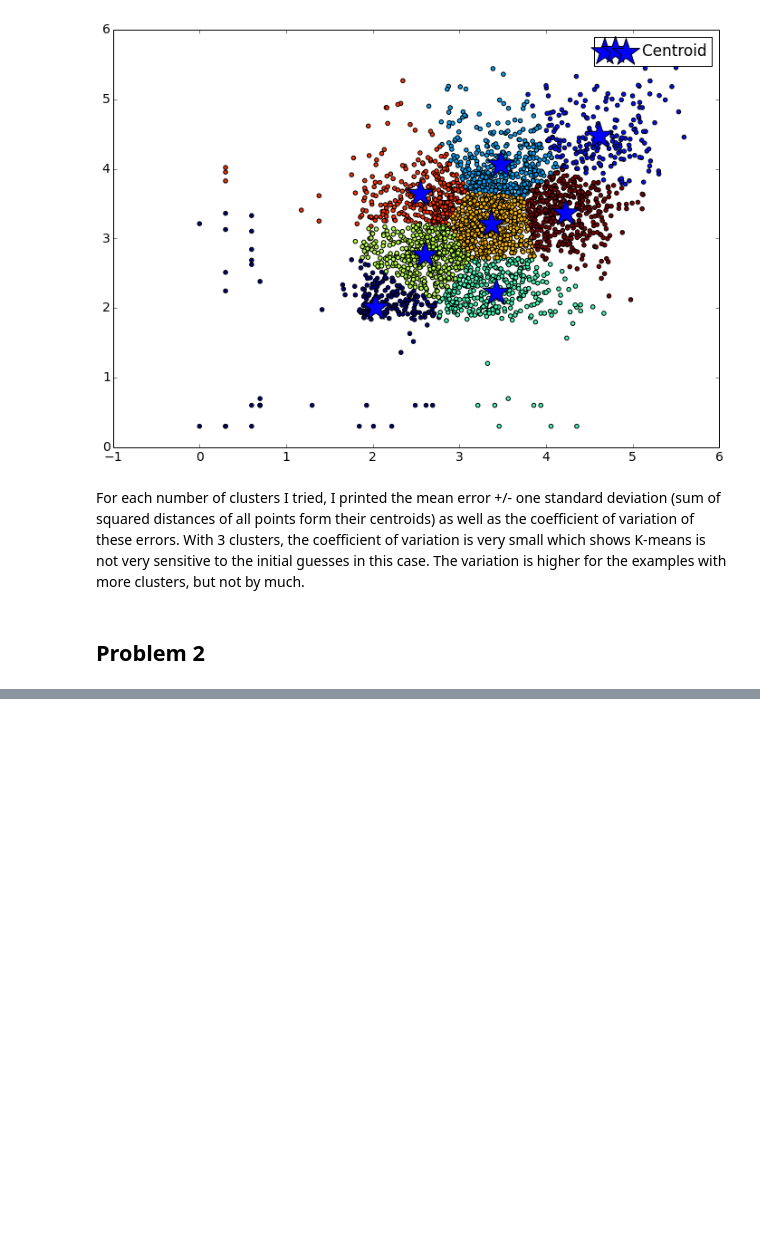
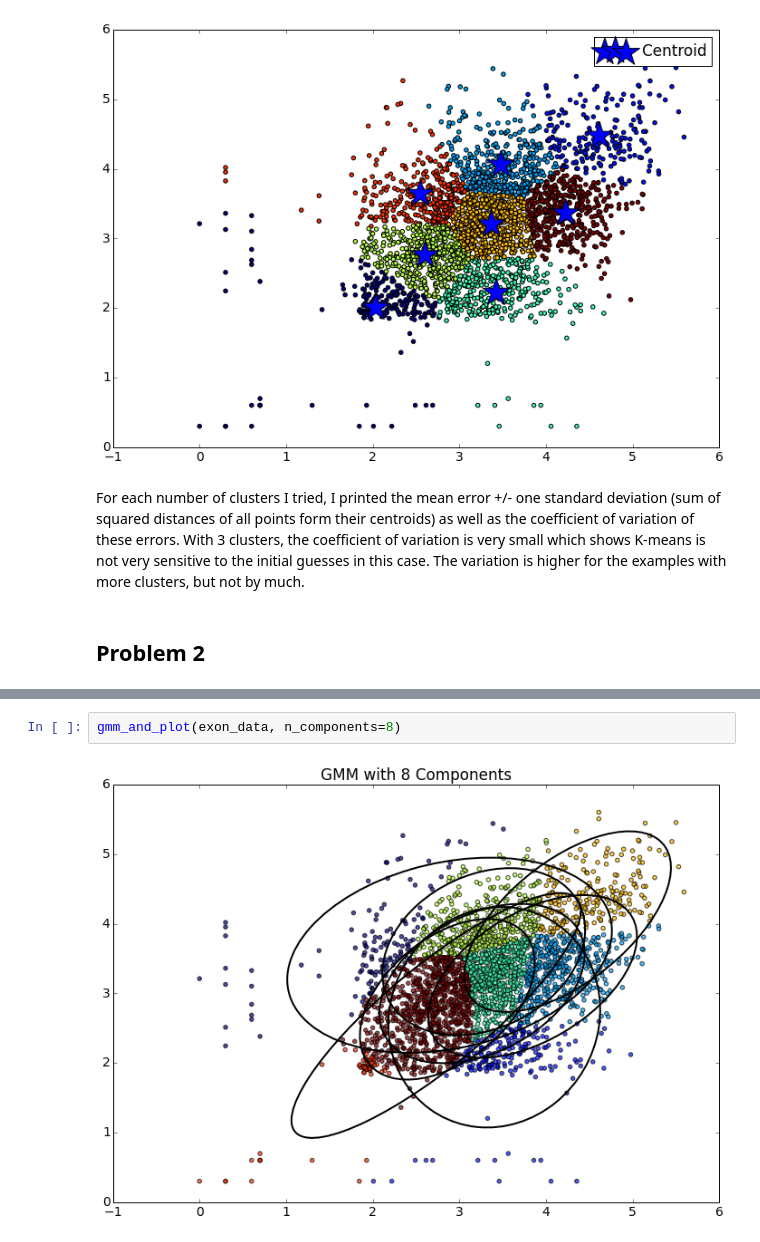
Before and after one commit to ronaldokun/Scientific-Computing, a Jupyter notebook: Nick Wilson 04-02-14 Segment 29.ipynb, the cells around one changed output, grey strips where cells are left out. Saved outputs shown, nothing was run; the diff lists cells and outputs as text; blank space fills up the shorter version.

```diff
--- a/Nick Wilson 04-02-14 Segment 29.ipynb
+++ b/Nick Wilson 04-02-14 Segment 29.ipynb
@@ -151,0 +209,4 @@ TODO
+# %%
+gmm_and_plot(exon_data, n_components=8)
+# %% [output]
+[figure, added]
```
Also changed, not shown: parts of 7 cells of this notebook.
